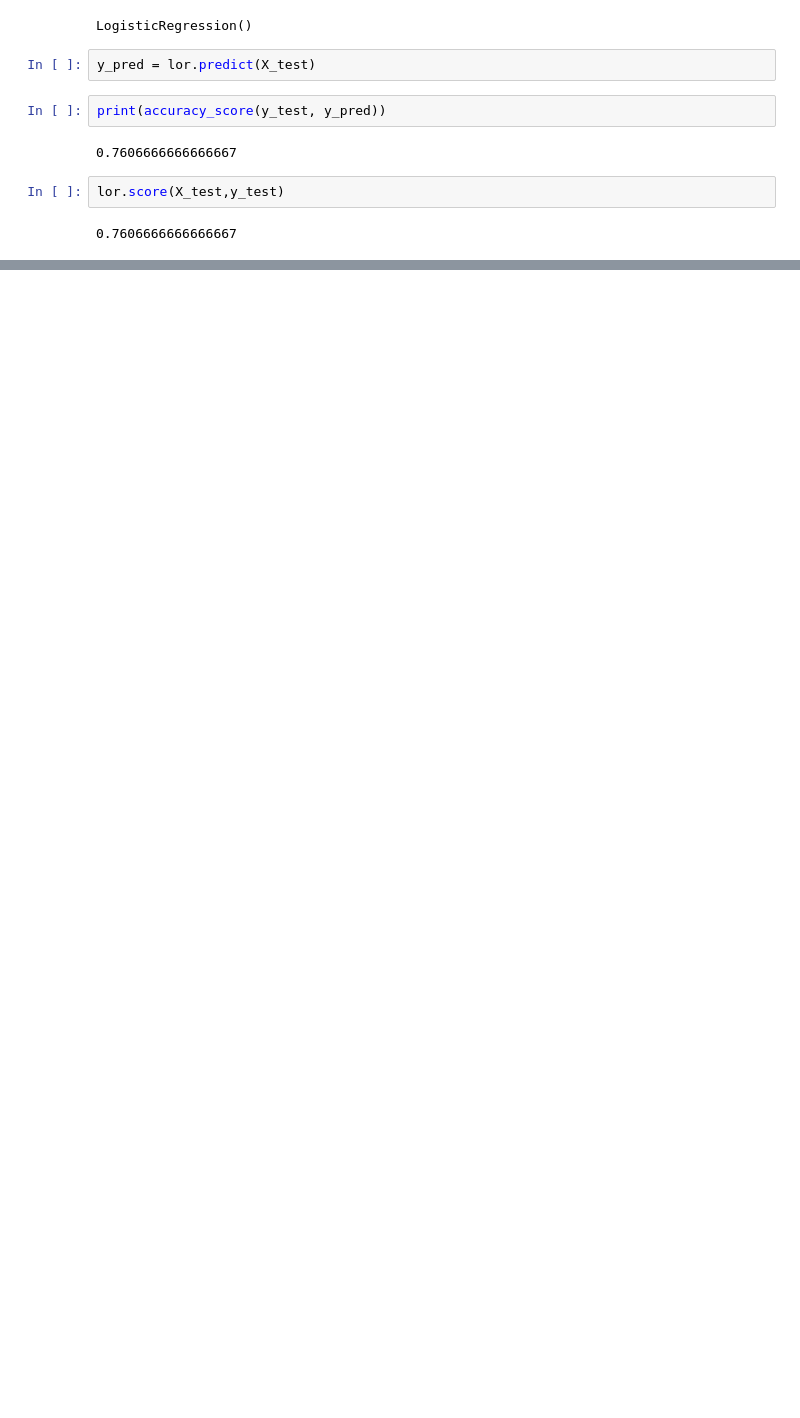
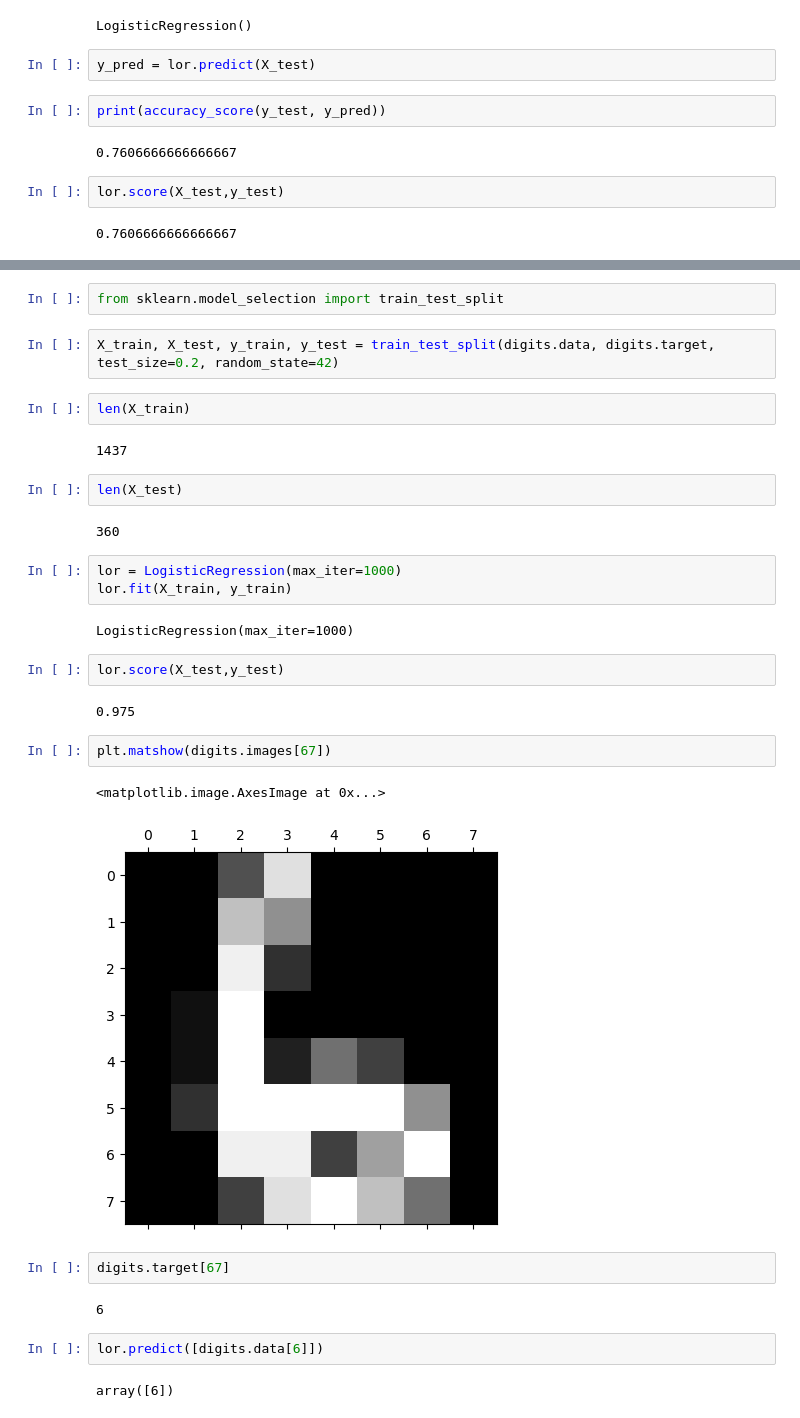
Before and after one commit to avikaushik282/ML, a Jupyter notebook: Logistic_regression.ipynb, the cells around one changed output, grey strips where cells are left out. Saved outputs shown, nothing was run; the diff lists cells and outputs as text; blank space fills up the shorter version.

```diff
--- a/Logistic_regression.ipynb
+++ b/Logistic_regression.ipynb
@@ -204,0 +236,34 @@ lor.score(X_test,y_test)
+# %%
+from sklearn.model_selection import train_test_split
+# %%
+X_train, X_test, y_train, y_test = train_test_split(digits.data, digits.target, test_size=0.2, random_state=42)
+# %%
+len(X_train)
+# %% [output]
+1437
+# %%
+len(X_test)
+# %% [output]
+360
+# %%
+lor = LogisticRegression(max_iter=1000)
+lor.fit(X_train, y_train)
+# %% [output]
+LogisticRegression(max_iter=1000)
+# %%
+lor.score(X_test,y_test)
+# %% [output]
+0.975
+# %%
+plt.matshow(digits.images[67])
+# %% [output]
+<matplotlib.image.AxesImage at 0x...>
+[figure, added]
+# %%
+digits.target[67]
+# %% [output]
+6
+# %%
+lor.predict([digits.data[6]])
+# %% [output]
+array([6])
```
Also changed, not shown: parts of 24 cells of this notebook.
